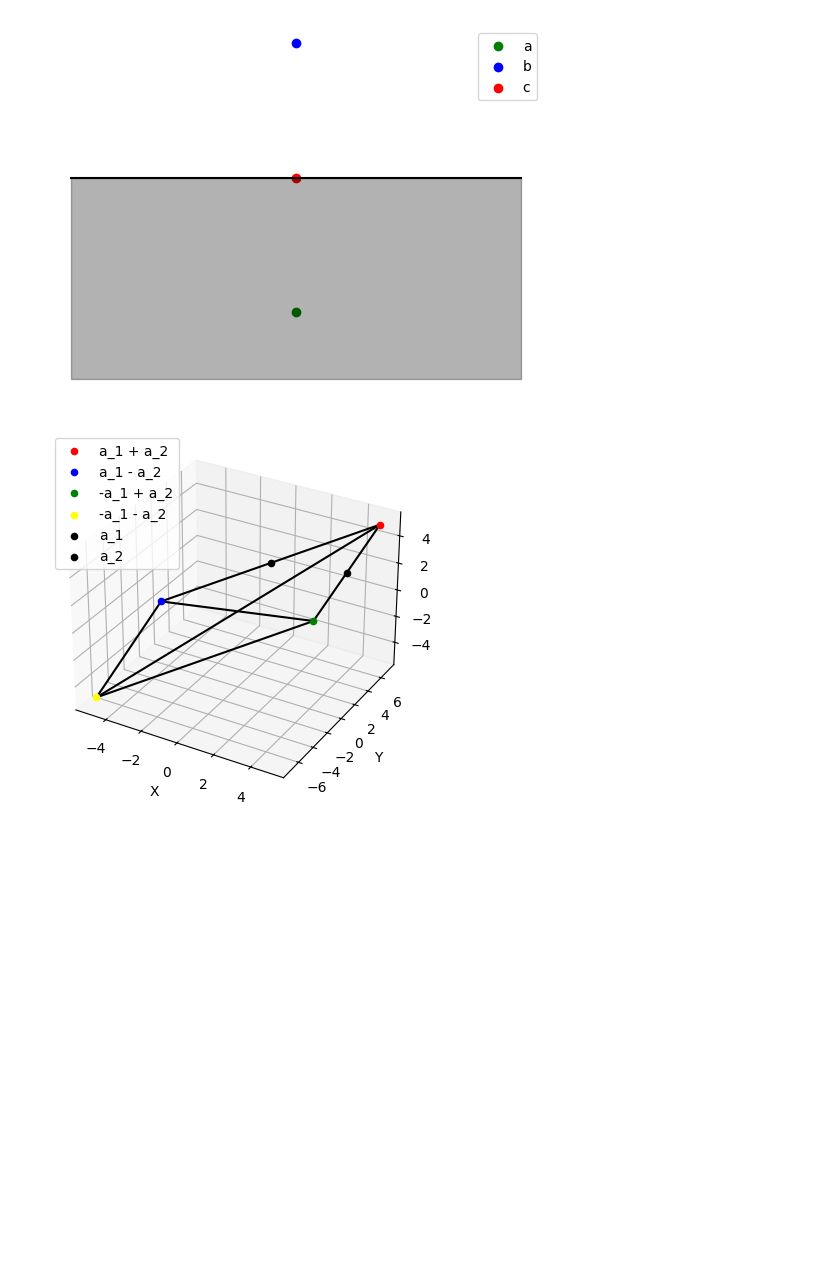
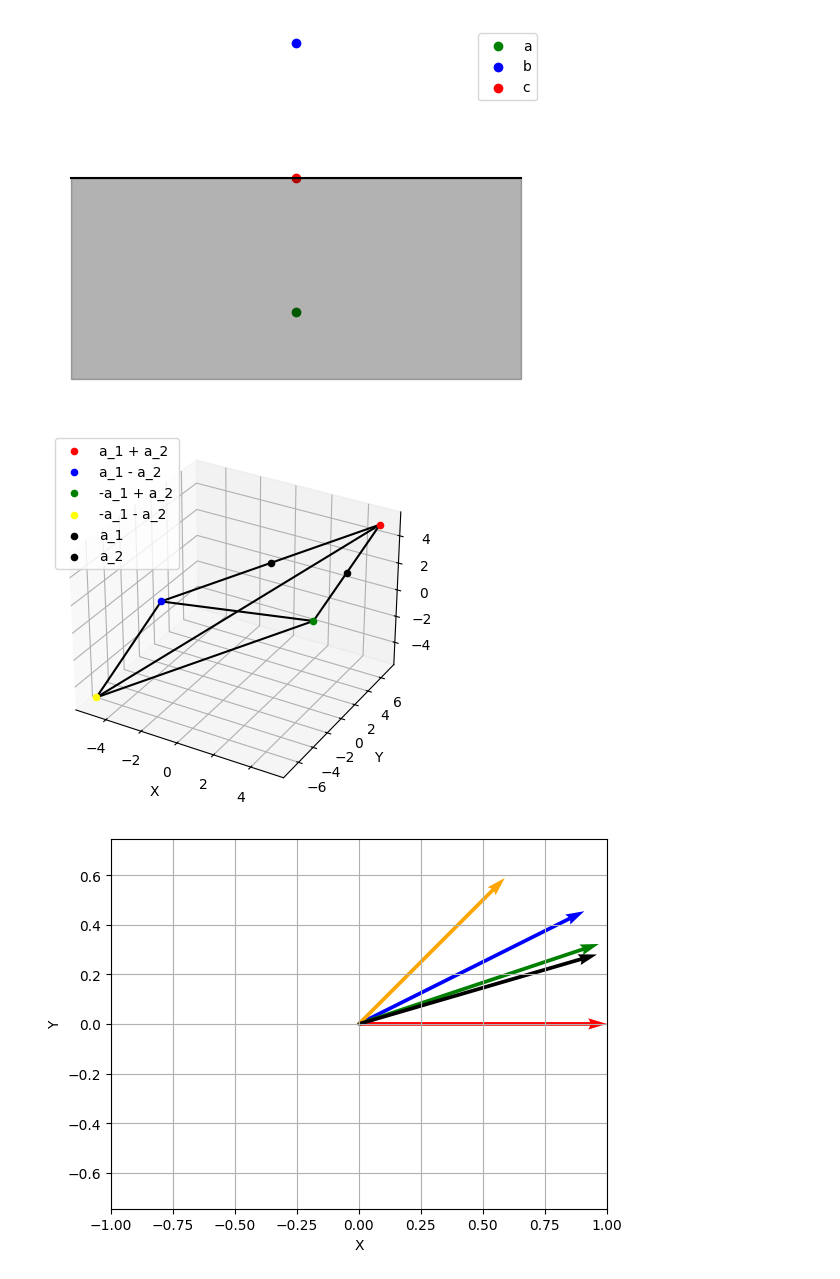
Before and after one commit to Hansespinosa2/cvx-opt-fall24, a Jupyter notebook: homework solutions/working-notebook.ipynb, the cells around one changed output. Saved outputs shown, nothing was run; the diff lists cells and outputs as text; code cells hidden in the pictures; blank space fills up the shorter version.

Commit message:
FInish the chapter 2 exercises

```diff
--- a/homework solutions/hw1/working-notebook.ipynb
+++ b/homework solutions/working-notebook.ipynb
@@ -62,3 +62,37 @@ plt.savefig('images/polyhedra_a.png')
 plt.show()
 # %% [output]
 [figure]
+# %%
+import matplotlib.pyplot as plt
+
+
+
+# Define the vectors
+vectors = [[0, 0], [1, 0], [2/2.2, 1/2.2], [3/3.1, 1/3.1],[1/1.7, 1/1.7], [24/25,7/25]]
+
+# Extract x and y coordinates from the vectors
+x = [vector[0] for vector in vectors]
+y = [vector[1] for vector in vectors]
+
+zeros_list = [0 for i in range(len(vectors))]
+
+# Plot the vectors
+plt.quiver(zeros_list, zeros_list, x, y, angles='xy', scale_units='xy', scale=1, color=['black', 'red', 'blue', 'green', 'orange'])
+
+# Set labels for the axes
+plt.xlabel('X')
+plt.ylabel('Y')
+
+# Set the aspect of the plot to be equal
+plt.axis('equal')
+
+plt.grid()
+
+# Set the limits of the plot
+plt.xlim(-1, 1)
+plt.ylim(-1, 1)
+plt.savefig('hw2/images/exercise233cone.png')
+# Show the plot
+plt.show()
+# %% [output]
+[figure, added]
```
Also changed, not shown: parts of 2 cells of this notebook, 13 other files.
